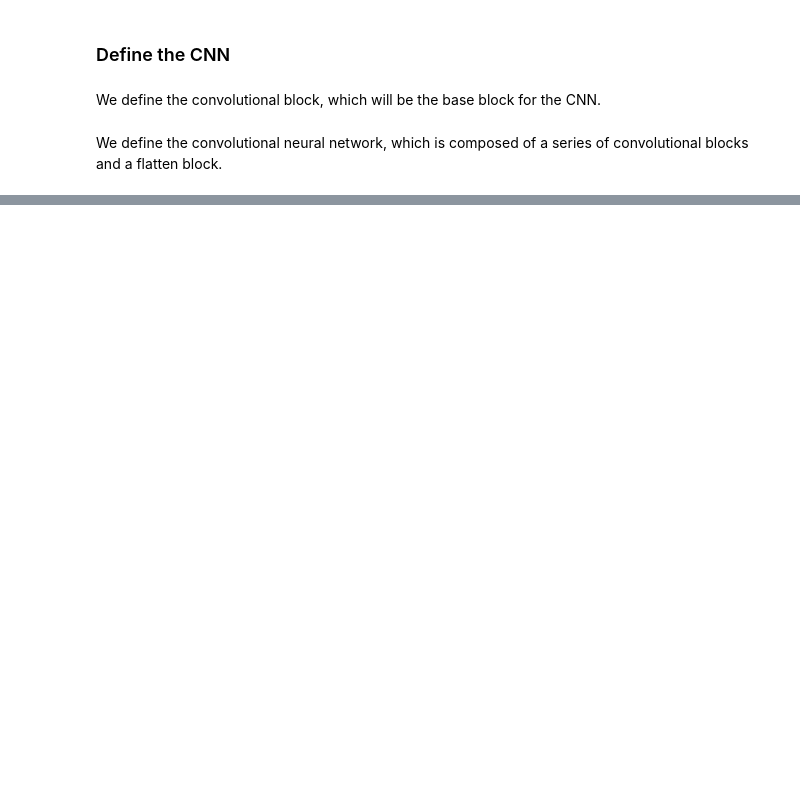
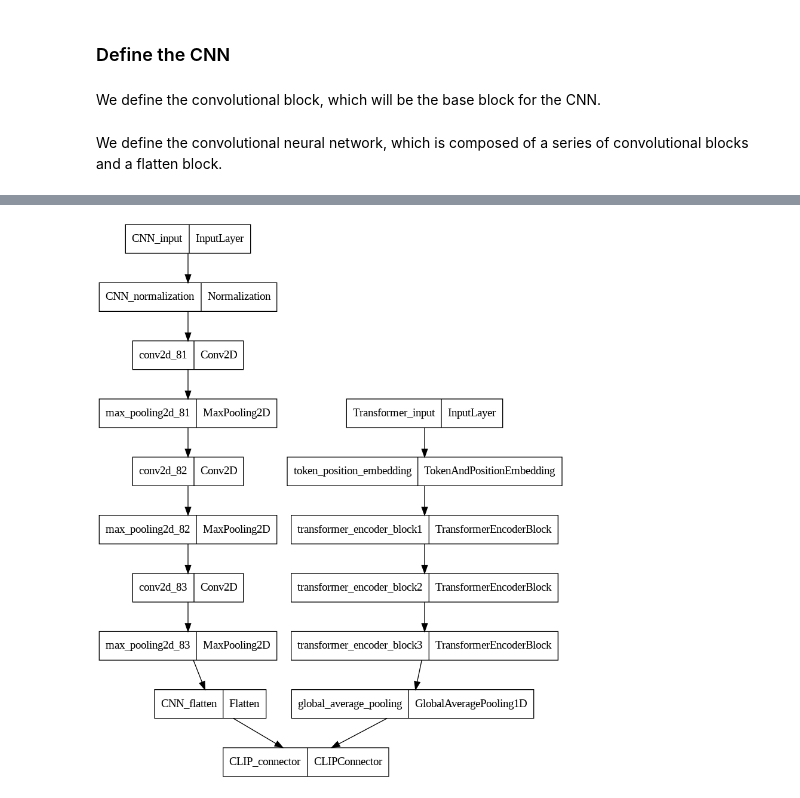
Before and after one commit to AleCarminati/clip-roco, a Jupyter notebook: clip_roco.ipynb, the cells around one changed output, grey strips where cells are left out. Drawn from its saved outputs; the diff is of its cells as text; code cells hidden in the pictures; blank space fills up the shorter version.

Commit message:
Definition of the CLIP model

```diff
--- a/clip_roco.ipynb
+++ b/clip_roco.ipynb
@@ -83,3 +85,19 @@ tf.random.set_seed(seed)
+# %%
+# The size of the images in input.
+input_shape = (128,128,3)
+# The vocabulary size for the words in the captions.
+vocab_size = 20000
+# The maximum number of words in a caption. Captions with a smaller number of
+# words are padded in the TextVectorization layer.
+sequence_length = 400
+# Dimension of the vectors representing each caption after the embedding.
+embed_dim = 128
+# Number of attention heads in each attention block.
+num_heads = 4
+# Dimension of the central layer of the feed forward NN.
+latent_dim = 1024
+# The final embedding dimensions for both texts and images
+final_embed_dim = 128
 # %% [markdown]
 ### Define the CNN
 # %% [markdown]
@@ -168,0 +222,18 @@ def get_convolutional_neural_network(blocks, filters, kernel):
+# %%
+def get_transformer_neural_network(blocks):
+  '''
+  A function generating a Keras Model of a transfomer encoder with a specified
+  number of blocks.
+
+  Input shape: (None, sequence_length)
+  Output shape: (None, embed_dim)
+  '''
+  inputs = tfkl.Input(shape=(sequence_length), name='transformer_input')
+  x = TokenAndPositionEmbedding(sequence_length, vocab_size, embed_dim,
+                                name="token_position_embedding")(inputs)
+  for i in range(blocks):
+    x = TransformerEncoderBlock(embed_dim, num_heads, latent_dim,
+                                name="transformer_encoder_block"+str(i+1))(x)
+  x = tfkl.GlobalAveragePooling1D(name="transformer_global_average_pooling")(x)
+  model = tfk.Model(inputs=inputs, outputs=x, name="Transformer")
+  return model
@@ -168,0 +282,9 @@ def get_convolutional_neural_network(blocks, filters, kernel):
+# %%
+CNN = get_convolutional_neural_network(blocks=3, filters=64, kernel=5)
+transformer = get_transformer_neural_network(blocks=3)
+
+similarity_matrix = CLIPConnector(name="CLIP_connector")(CNN.output, transformer.output)
+
+CLIP=tfk.Model(inputs=[CNN.input, transformer.input], outputs=similarity_matrix,
+                 name="CLIP")
+CLIP.summary()
@@ -168,0 +309,4 @@ def get_convolutional_neural_network(blocks, filters, kernel):
+# %%
+tfk.utils.plot_model(CLIP)
+# %% [output]
+[figure, added]
```
Also changed, not shown: parts of 10 cells of this notebook.
